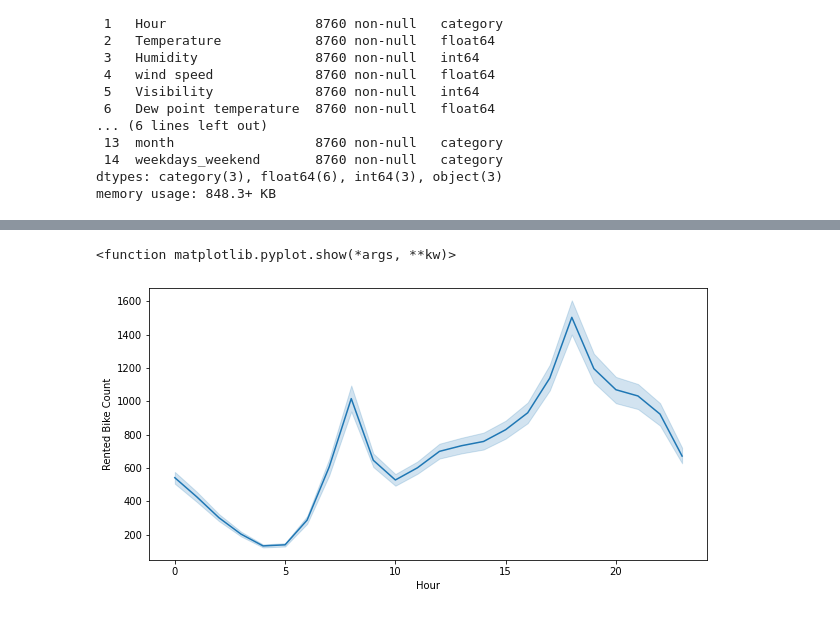
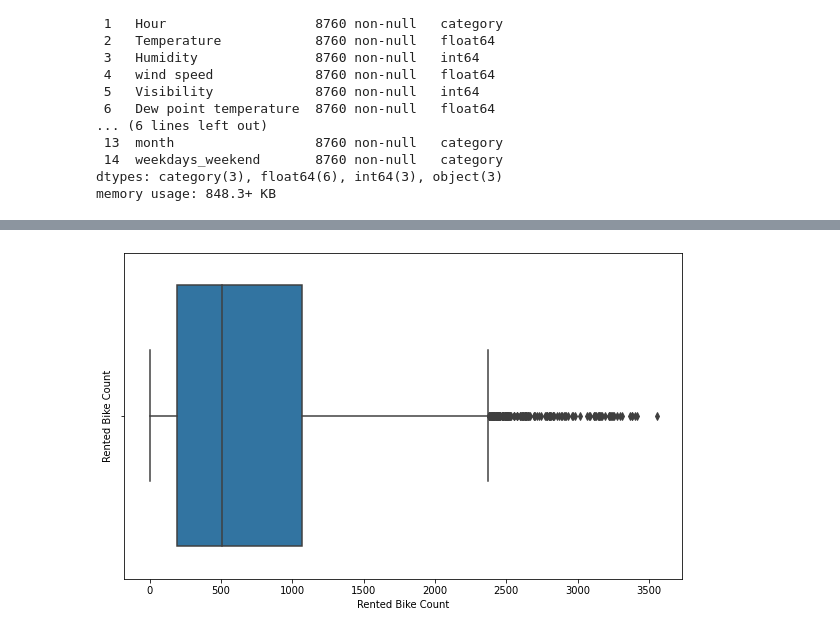
Before and after one commit to Amoghakrao/Bike-sharing-demand-prediction, a Jupyter notebook: Bike_Sharing_Demand_Prediction_Amogha_K.ipynb, the cells around one changed output, grey strips where cells are left out. Saved outputs shown, nothing was run; the diff lists cells and outputs as text; code cells hidden in the pictures.

```diff
--- a/Bike_Sharing_Demand_Prediction_Amogha_K.ipynb
+++ b/Bike_Sharing_Demand_Prediction_Amogha_K.ipynb
@@ -340,7 +454,7 @@ ax.set(title='Count of Rented bikes acording to Seasons ')
 # %%
-plt.subplots(figsize=(10,5))
-sns.lineplot(data=bike_df, x="Hour", y="Rented Bike Count")
-plt.show
+plt.figure(figsize=(10,6))
+plt.ylabel('Rented Bike Count')
+sns.boxplot(x=bike_df['Rented Bike Count'])
+plt.show()
 # %% [output]
-<function matplotlib.pyplot.show(*args, **kw)>
-[figure, old version]
+[figure, new version]
```
Also changed, not shown: parts of 52 cells of this notebook.
